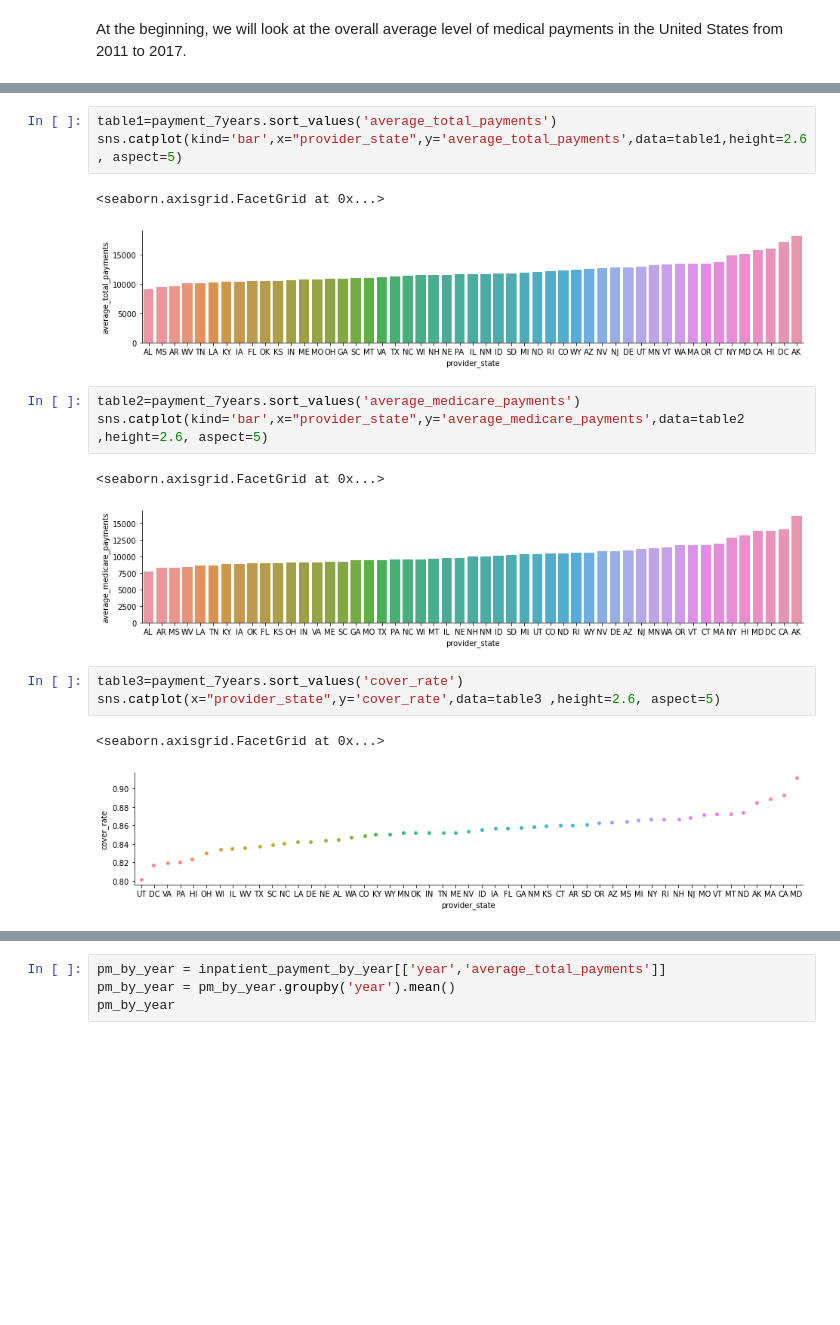
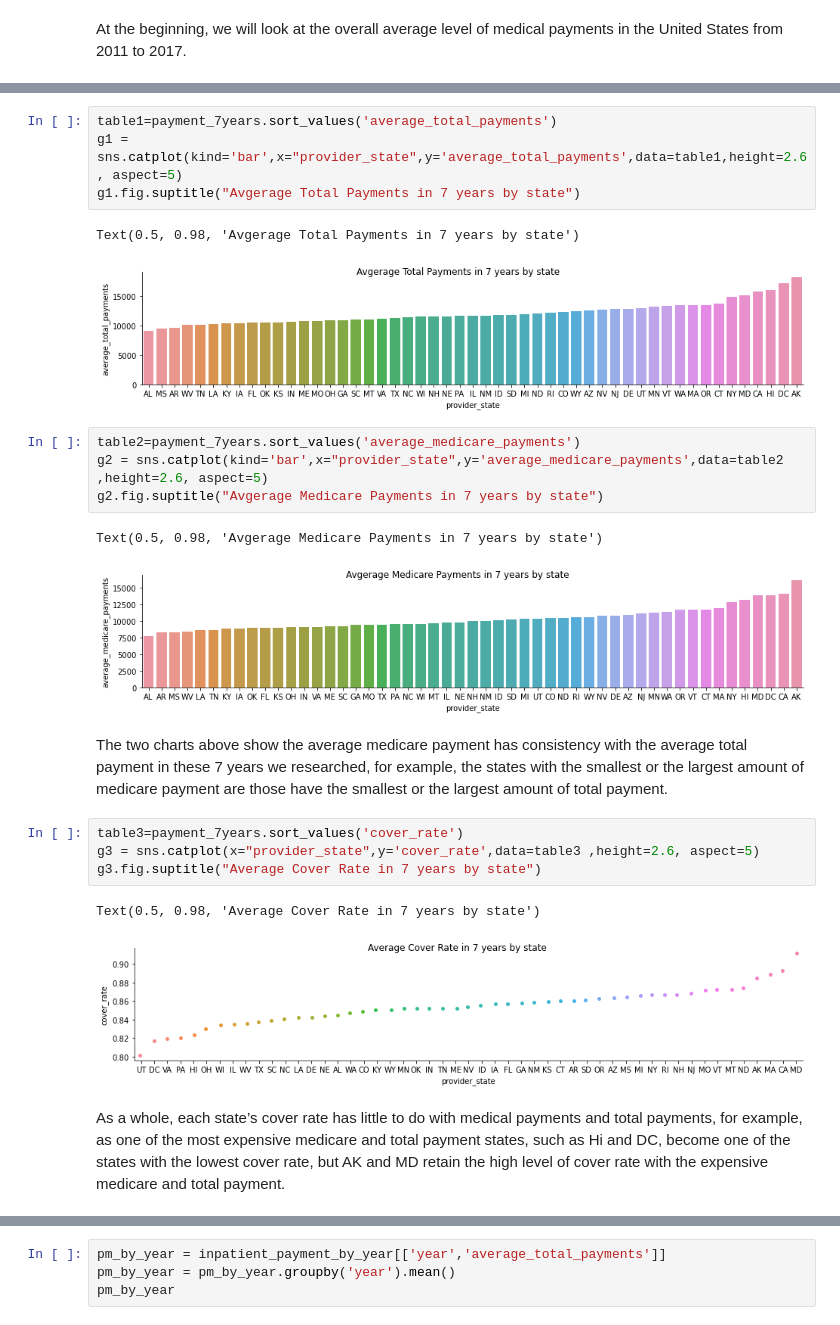
Before and after one commit to AnyiHuang/Analyzing-Inpatient-medical-expense-in-US, a Jupyter notebook: BA780_Team5A.ipynb, the cells around one changed output, grey strips where cells are left out. Cells and saved outputs as stored; diff of their text form; blank space fills up the shorter version.

```diff
--- a/BA780_Team5A.ipynb
+++ b/BA780_Team5A.ipynb
@@ -188,19 +178,26 @@ payment_7years.pivot_table(index ='provider_state', values=['average_total_payme
 # %%
 table1=payment_7years.sort_values('average_total_payments')
-sns.catplot(kind='bar',x="provider_state",y='average_total_payments',data=table1,height=2.6, aspect=5)
+g1 = sns.catplot(kind='bar',x="provider_state",y='average_total_payments',data=table1,height=2.6, aspect=5)
+g1.fig.suptitle("Avgerage Total Payments in 7 years by state")
 # %% [output]
-<seaborn.axisgrid.FacetGrid at 0x...>
+Text(0.5, 0.98, 'Avgerage Total Payments in 7 years by state')
-[figure, old version]
+[figure, new version]
 # %%
 table2=payment_7years.sort_values('average_medicare_payments')
-sns.catplot(kind='bar',x="provider_state",y='average_medicare_payments',data=table2 ,height=2.6, aspect=5)
+g2 = sns.catplot(kind='bar',x="provider_state",y='average_medicare_payments',data=table2 ,height=2.6, aspect=5)
+g2.fig.suptitle("Avgerage Medicare Payments in 7 years by state")
 # %% [output]
-<seaborn.axisgrid.FacetGrid at 0x...>
+Text(0.5, 0.98, 'Avgerage Medicare Payments in 7 years by state')
-[figure, old version]
+[figure, new version]
+# %% [markdown]
+The two charts above show the average medicare payment has consistency with the average total payment in these 7 years we researched, for example, the states with the smallest or the largest amount of medicare payment are those have the smallest or the largest amount of total payment.
 # %%
 table3=payment_7years.sort_values('cover_rate')
-sns.catplot(x="provider_state",y='cover_rate',data=table3 ,height=2.6, aspect=5)
+g3 = sns.catplot(x="provider_state",y='cover_rate',data=table3 ,height=2.6, aspect=5)
+g3.fig.suptitle("Average Cover Rate in 7 years by state")
 # %% [output]
-<seaborn.axisgrid.FacetGrid at 0x...>
+Text(0.5, 0.98, 'Average Cover Rate in 7 years by state')
-[figure, old version]
+[figure, new version]
+# %% [markdown]
+As a whole, each state’s cover rate has little to do with medical payments and total payments, for example, as one of the most expensive medicare and total payment states, such as Hi and DC, become one of the states with the lowest cover rate, but AK and MD retain the high level of cover rate with the expensive medicare and total payment.
 # %% [markdown]
```
Also changed, not shown: parts of 9 cells of this notebook.
